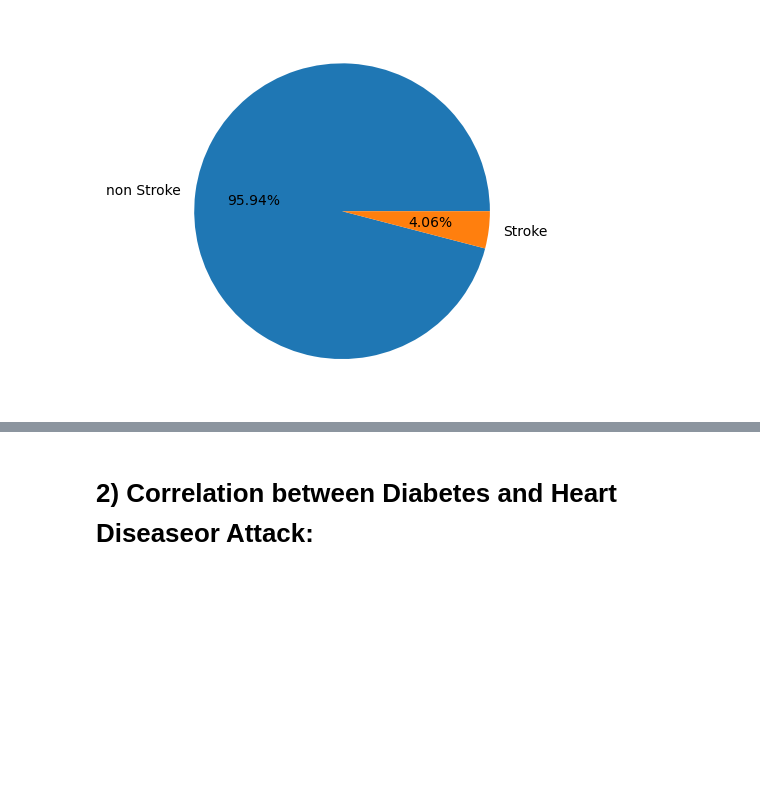
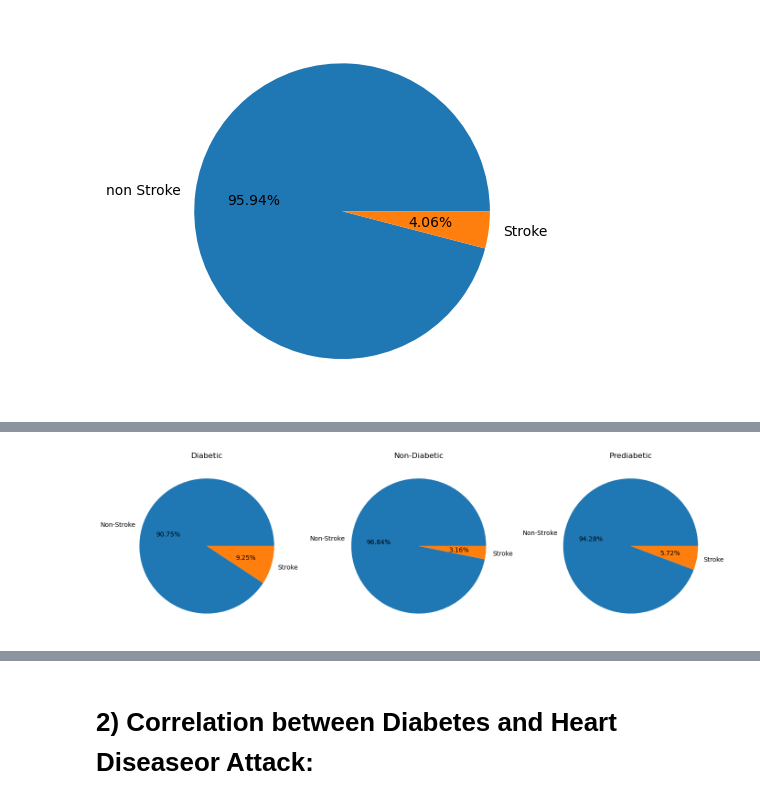
Before and after one commit to mpond1997/Disease-Prediction-Machine-Learning-, a Jupyter notebook: Statistical study/Predict diabe2.ipynb, the cells around one changed output, grey strips where cells are left out. Saved outputs shown, nothing was run; the diff lists cells and outputs as text; code cells hidden in the pictures; blank space fills up the shorter version.

```diff
--- a/Statistical study/Predict diabe2.ipynb
+++ b/Statistical study/Predict diabe2.ipynb
@@ -171,0 +149,32 @@ This underscores the importance of diabetes management and control to reduce the
+# %%
+# Define the figure size
+plt.figure(figsize=(14, 10))
+
+# Define the labels for the pie charts
+labels = ["Non-Stroke", "Stroke"]
+
+# Create subplots for Diabetes
+plt.subplot(2, 3, 1)
+diabetes_counts = data[data["Diabetes_012_str"] == "Diabetic"]["Stroke"].value_counts()
+plt.pie(diabetes_counts, labels=labels, autopct='%.2f%%')
+plt.title("Diabetic")
+
+# Create subplots for No-Diabetes
+plt.subplot(2, 3, 2)
+no_diabetes_counts = data[data["Diabetes_012_str"] == "Non-Diabetic"]["Stroke"].value_counts()
+plt.pie(no_diabetes_counts, labels=labels, autopct='%.2f%%')
+plt.title("Non-Diabetic")
+
+# Create subplots for Prediabetes
+plt.subplot(2, 3, 3)
+prediabetes_counts = data[data["Diabetes_012_str"] == "Prediabetic"]["Stroke"].value_counts()
+plt.pie(prediabetes_counts, labels=labels, autopct='%.2f%%')
+plt.title("Prediabetic")
+
+# Adjust layout
+plt.tight_layout()
+
+# Show the plots
+plt.show()
+# %% [output]
+[figure, added]
```
Also changed, not shown: parts of 20 cells of this notebook.
